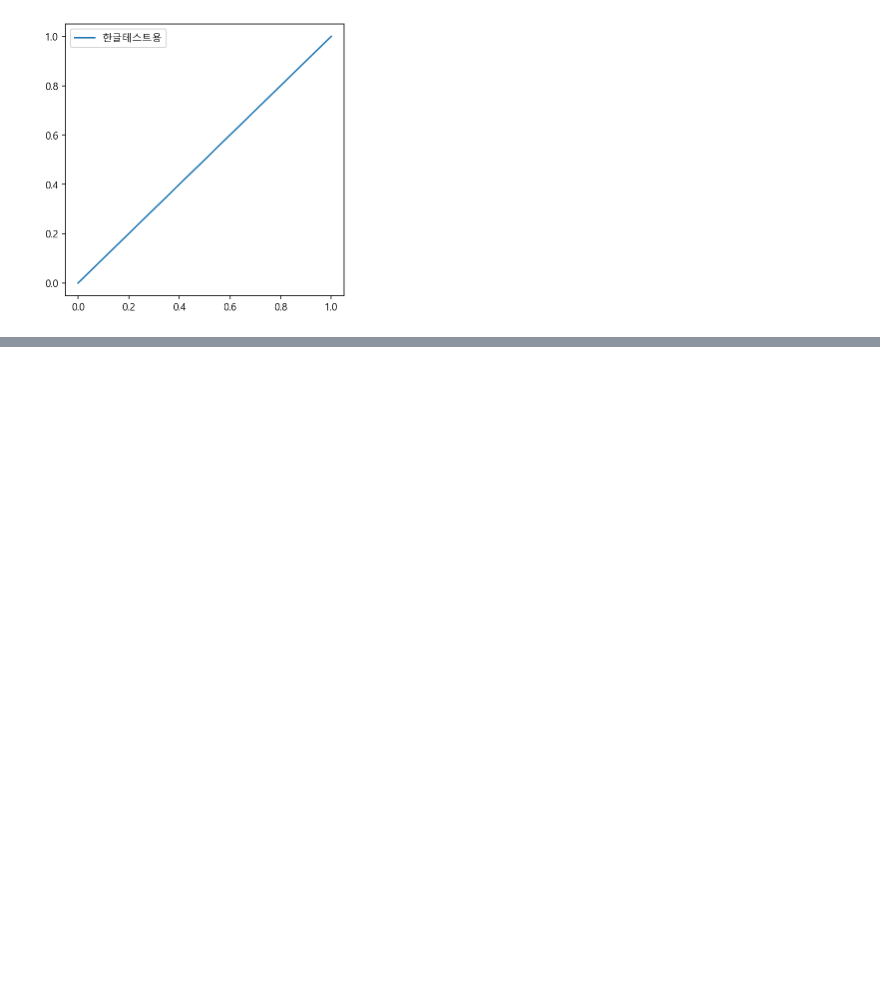
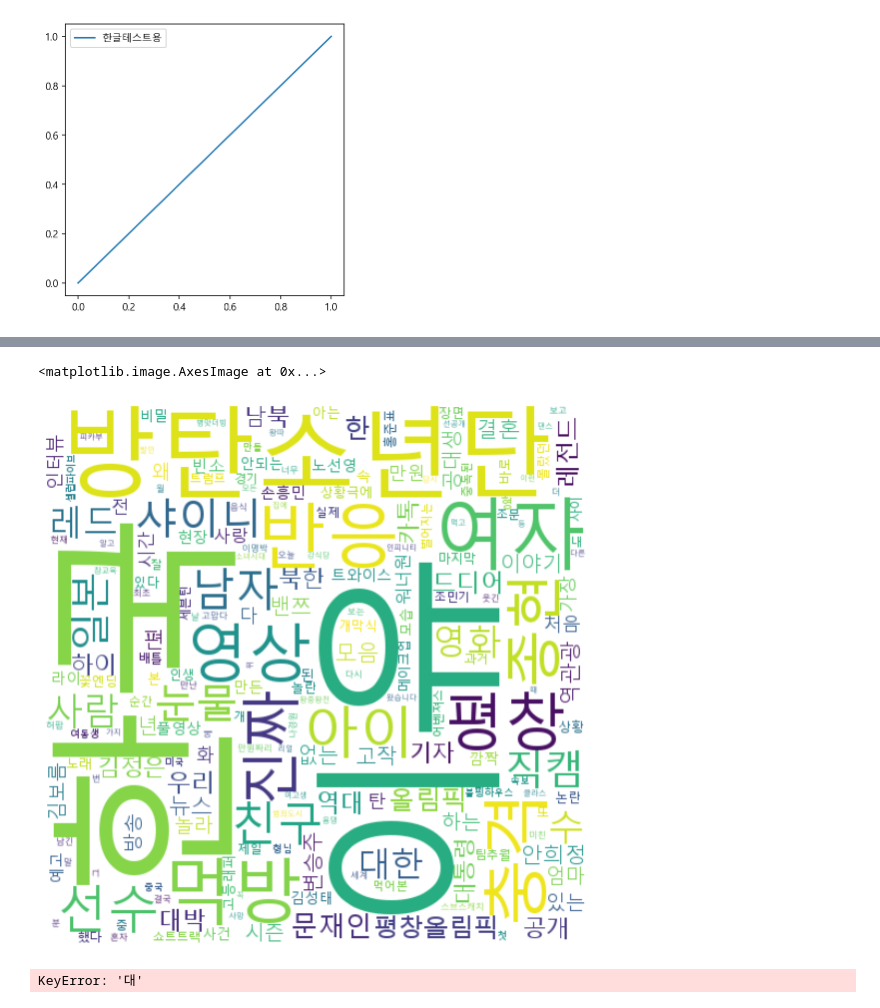
Before and after one commit to kaminion/youtube_visualization, a Jupyter notebook: graph.ipynb, the cells around one changed output, grey strips where cells are left out. Saved outputs shown, nothing was run; the diff lists cells and outputs as text; code cells hidden in the pictures; blank space fills up the shorter version.

```diff
--- a/graph.ipynb
+++ b/graph.ipynb
@@ -34,0 +343,4 @@ import seaborn as sns
+# %%
+# 인기영상 키워드 분석
+df_top = df_sorted[df_sorted['views'] > 500000].reset_index()
+df_top
@@ -34,0 +361,7 @@ import seaborn as sns
+# %%
+# tokenized 단어 한 배열에 담기
+words = []
+for i in df_top['tokenized'].values:
+    for k in i:
+        words.append(k) # 각각의 단어 list append
+print(words)
@@ -34,0 +370,6 @@ import seaborn as sns
+# %%
+# Counter로 words 빈도수 파악, 파이썬 내장 라이브러리
+from collections import Counter
+count = Counter(words)
+words_dict = dict(count)
+words_dict
@@ -34,0 +413,19 @@ import seaborn as sns
+# %%
+from wordcloud import WordCloud
+wordcloud = WordCloud(font_path='C:\\Windows\\Fonts\\malgun.ttf', width=500, height=500,
+background_color="white"
+).generate_from_frequencies(words_dict)
+# %%
+plt.figure(figsize=(10, 10))
+plt.axis('off')
+plt.imshow(wordcloud)
+# %% [output]
+<matplotlib.image.AxesImage at 0x...>
+[figure, added]
+# %%
+# StopWord 설정 후 다시보기
+stopword = {'일', '대', '이', '온', '회', '만'}
+for word in stopword:
+    words_dict.pop(word)
+# %% [output]
+KeyError: '대'
```
Also changed, not shown: parts of 31 cells of this notebook, 1 other file.
